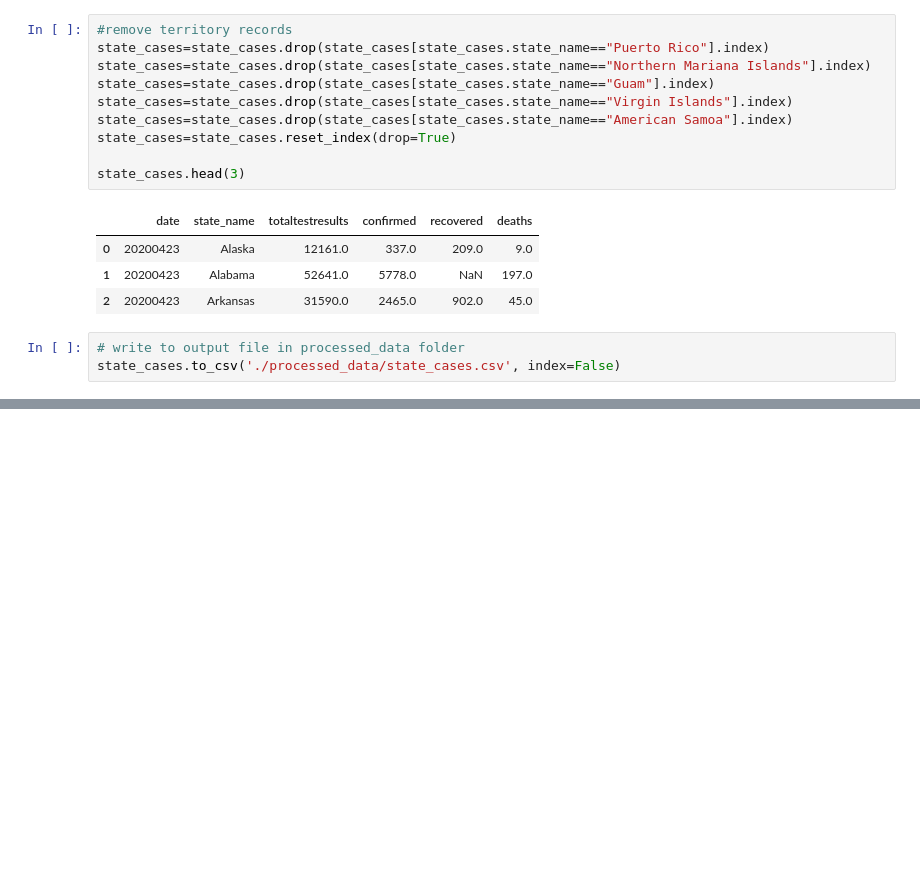
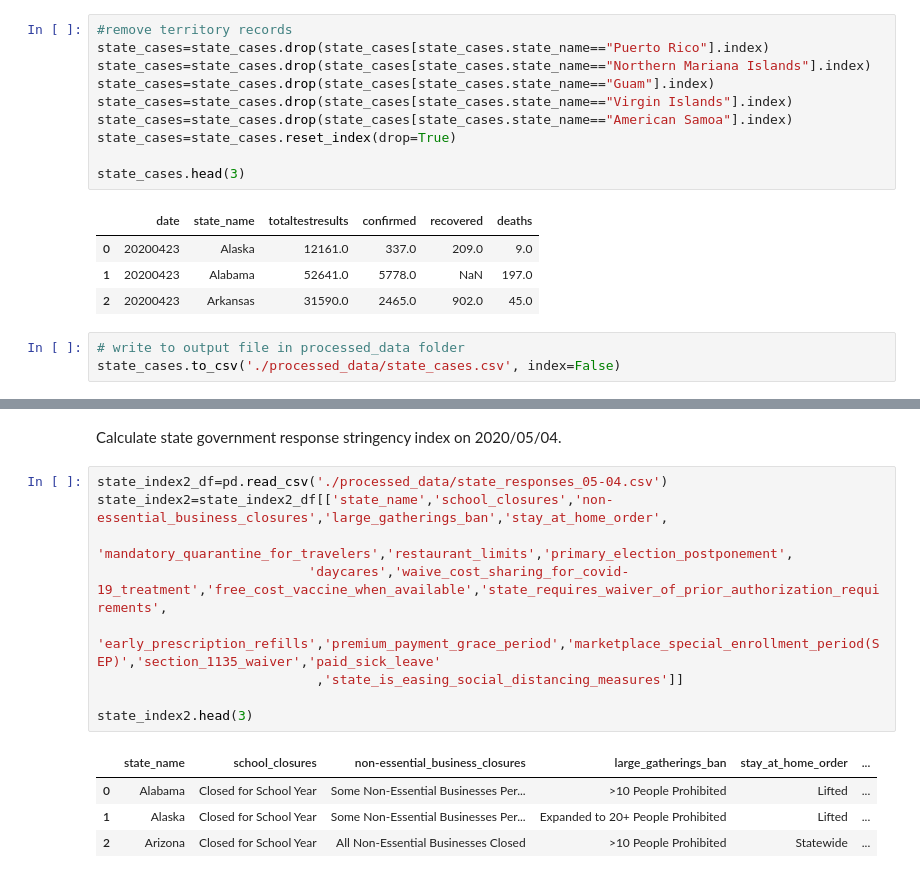
Before and after one commit to iamzhaihy/BD2020-Final-Project, a Jupyter notebook: Data Processing.ipynb, the cells around one changed output, grey strips where cells are left out. Saved outputs shown, nothing was run; the diff lists cells and outputs as text; blank space fills up the shorter version.

```diff
--- a/Data Processing.ipynb
+++ b/Data Processing.ipynb
@@ -953,0 +1116,16 @@ Then classify the columns in the `state_responses_05-04.csv`.
+# %% [markdown]
+Calculate state government response stringency index on 2020/05/04.
+# %%
+state_index2_df=pd.read_csv('./processed_data/state_responses_05-04.csv')
+state_index2=state_index2_df[['state_name','school_closures','non-essential_business_closures','large_gatherings_ban','stay_at_home_order',
+                            'mandatory_quarantine_for_travelers','restaurant_limits','primary_election_postponement',
+                           'daycares','waive_cost_sharing_for_covid-19_treatment','free_cost_vaccine_when_available','state_requires_waiver_of_prior_authorization_requirements',
+                           'early_prescription_refills','premium_payment_grace_period','marketplace_special_enrollment_period(SEP)','section_1135_waiver','paid_sick_leave'
+                            ,'state_is_easing_social_distancing_measures']]
+
+state_index2.head(3)
+# %% [output]
+|  | state_name | school_closures | non-essential_business_closures | large_gatherings_ban | stay_at_home_order | ... |
+| 0 | Alabama | Closed for School Year | Some Non-Essential Businesses Per... | >10 People Prohibited | Lifted | ... |
+| 1 | Alaska | Closed for School Year | Some Non-Essential Businesses Per... | Expanded to 20+ People Prohibited | Lifted | ... |
+| 2 | Arizona | Closed for School Year | All Non-Essential Businesses Closed | >10 People Prohibited | Statewide | ... |
```
Also changed, not shown: parts of 9 cells of this notebook.
